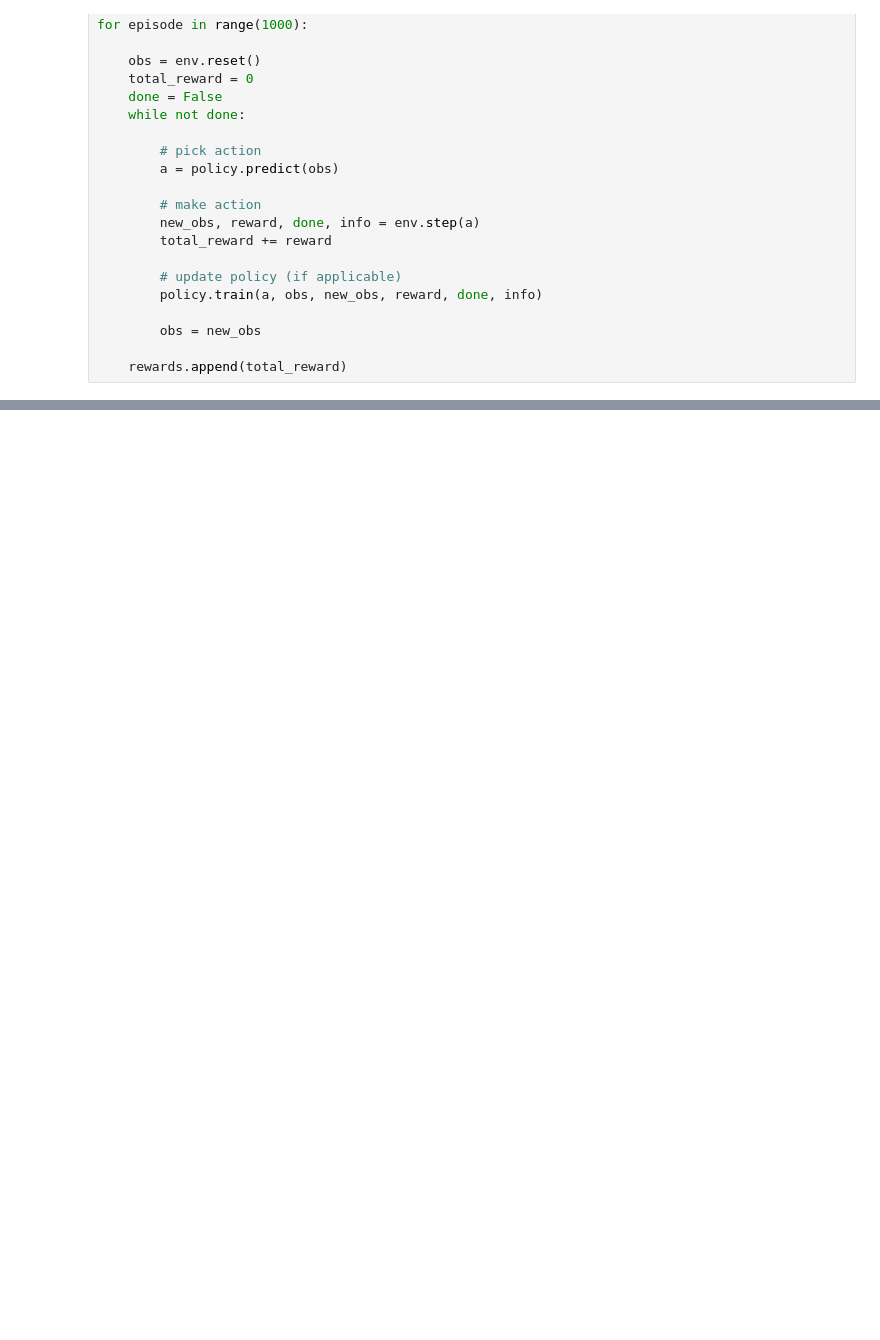
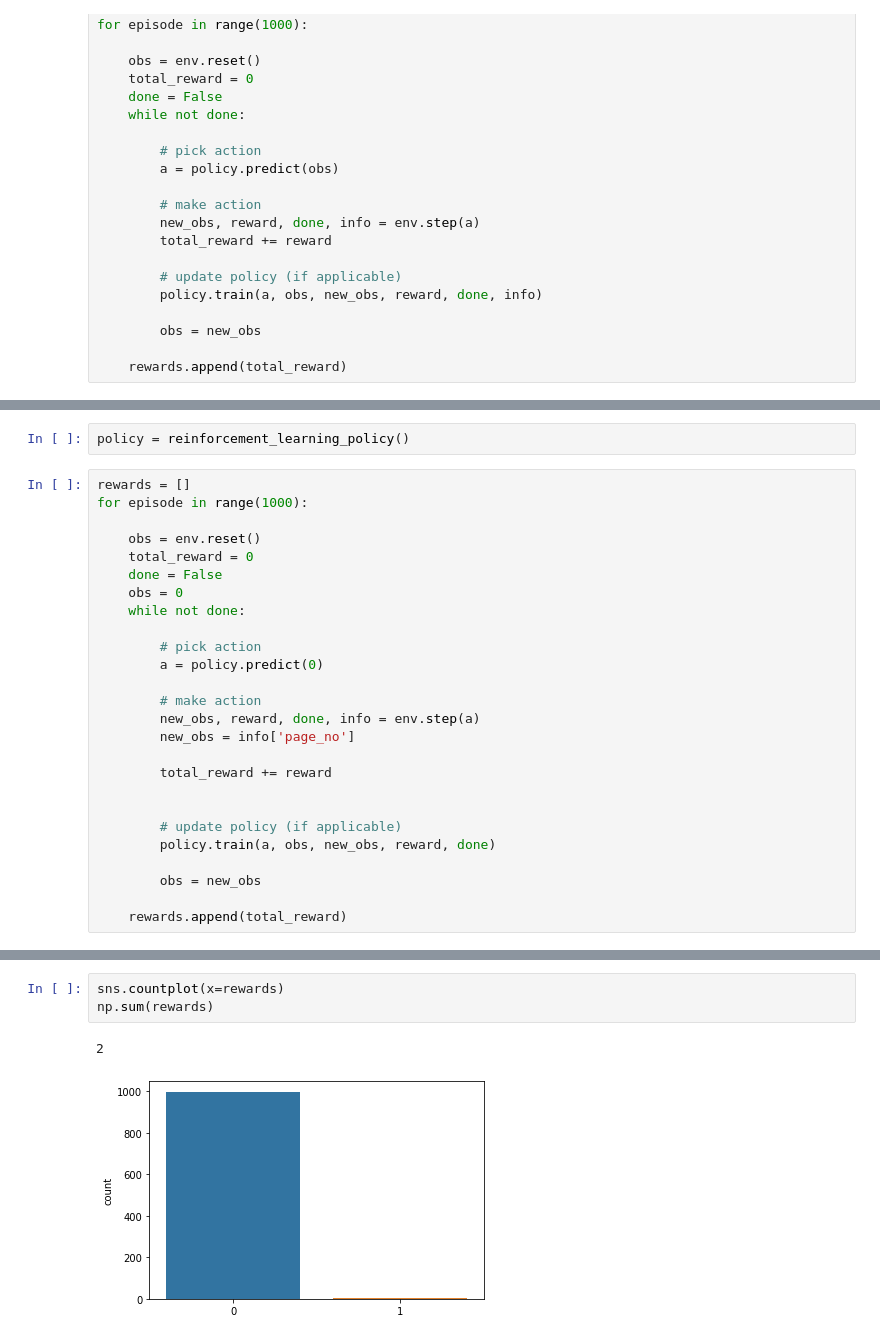
Before and after one commit to MouseAndKeyboard/gym-actionpagination, a Jupyter notebook: pagination_bandit_experiment.ipynb, the cells around one changed output, grey strips where cells are left out. Drawn from its saved outputs; the diff is of its cells as text; blank space fills up the shorter version.

Commit message:
reinforcement learning agent added to notebook

```diff
--- a/pagination_bandit_experiment.ipynb
+++ b/pagination_bandit_experiment.ipynb
@@ -45,0 +93,28 @@ np.sum(rewards)
+# %%
+policy = reinforcement_learning_policy()
+# %%
+rewards = []
+for episode in range(1000):
+
+    obs = env.reset()
+    total_reward = 0
+    done = False
+    obs = 0
+    while not done:
+
+        # pick action
+        a = policy.predict(0)
+
+        # make action
+        new_obs, reward, done, info = env.step(a)
+        new_obs = info['page_no']
+
+        total_reward += reward
+
+
+        # update policy (if applicable)
+        policy.train(a, obs, new_obs, reward, done)
+
+        obs = new_obs
+
+    rewards.append(total_reward)
@@ -45,0 +139,6 @@ np.sum(rewards)
+# %%
+sns.countplot(x=rewards)
+np.sum(rewards)
+# %% [output]
+2
+[figure, added]
```
Also changed, not shown: parts of 5 cells of this notebook.
